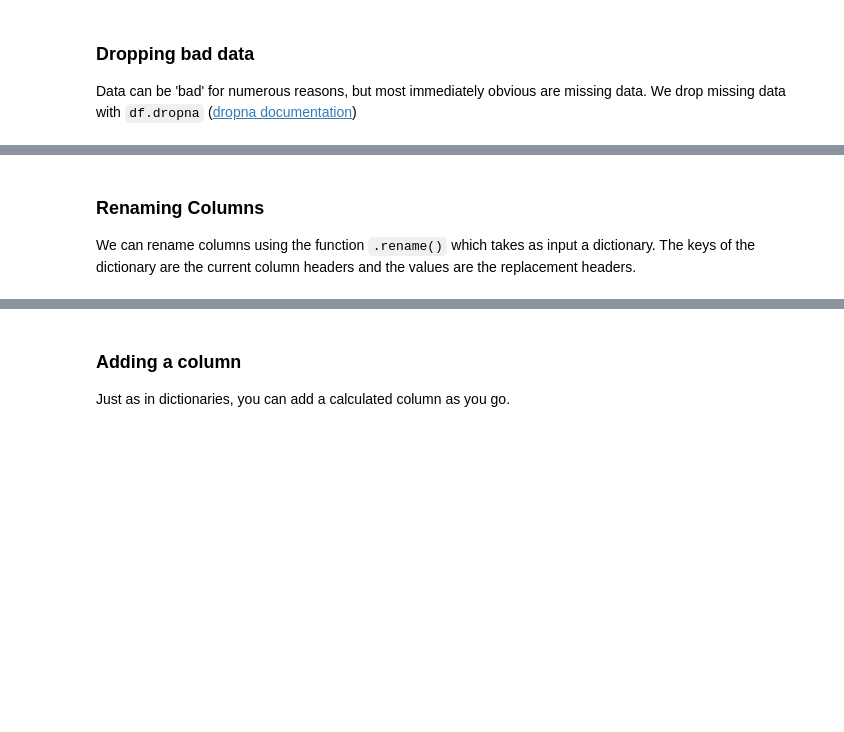
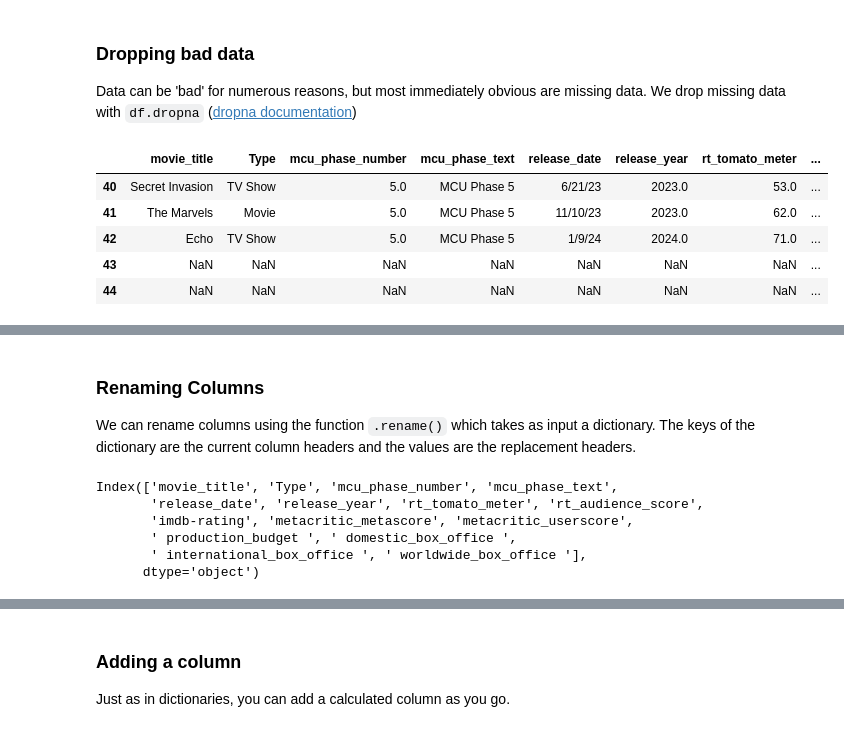
Before and after one commit to GettysburgDataScience/DS256-Notes, a Jupyter notebook: _sources/04_Pandas/01_pandas_intro.ipynb, the cells around one changed output, grey strips where cells are left out. Saved outputs shown, nothing was run; the diff lists cells and outputs as text; code cells hidden in the pictures; blank space fills up the shorter version.

````diff
--- a/_sources/04_Pandas/01_pandas_intro.ipynb
+++ b/_sources/04_Pandas/01_pandas_intro.ipynb
@@ -126,6 +191,15 @@ For now, I'm just cleaning the data for you. We'll cover these tools later.
 ### Dropping bad data
 
 Data can be 'bad' for numerous reasons, but most immediately obvious are missing data. We drop missing data with ```df.dropna``` ([dropna documentation](https://pandas.pydata.org/pandas-docs/stable/reference/api/pandas.DataFrame.dropna.html))
+# %%
+mcu_df.tail()
+# %% [output]
+|  | movie_title | Type | mcu_phase_number | mcu_phase_text | release_date | release_year | rt_tomato_meter | ... |
+| 40 | Secret Invasion | TV Show | 5.0 | MCU Phase 5 | 6/21/23 | 2023.0 | 53.0 | ... |
+| 41 | The Marvels | Movie | 5.0 | MCU Phase 5 | 11/10/23 | 2023.0 | 62.0 | ... |
+| 42 | Echo | TV Show | 5.0 | MCU Phase 5 | 1/9/24 | 2024.0 | 71.0 | ... |
+| 43 | NaN | NaN | NaN | NaN | NaN | NaN | NaN | ... |
+| 44 | NaN | NaN | NaN | NaN | NaN | NaN | NaN | ... |
 # %%
 mcu_df.dropna(axis=0, inplace=True)
 mcu_df.tail()
@@ -140,3 +214,12 @@ mcu_df.tail()
 ### Renaming Columns
 
 We can rename columns using the function ```.rename()``` which takes as input a dictionary. The keys of the dictionary are the current column headers and the values are the replacement headers.
+# %%
+mcu_df.columns
+# %% [output]
+Index(['movie_title', 'Type', 'mcu_phase_number', 'mcu_phase_text',
+       'release_date', 'release_year', 'rt_tomato_meter', 'rt_audience_score',
+       'imdb-rating', 'metacritic_metascore', 'metacritic_userscore',
+       ' production_budget ', ' domestic_box_office ',
+       ' international_box_office ', ' worldwide_box_office '],
+      dtype='object')
````
Also changed, not shown: parts of 18 cells of this notebook, 23 other files.
